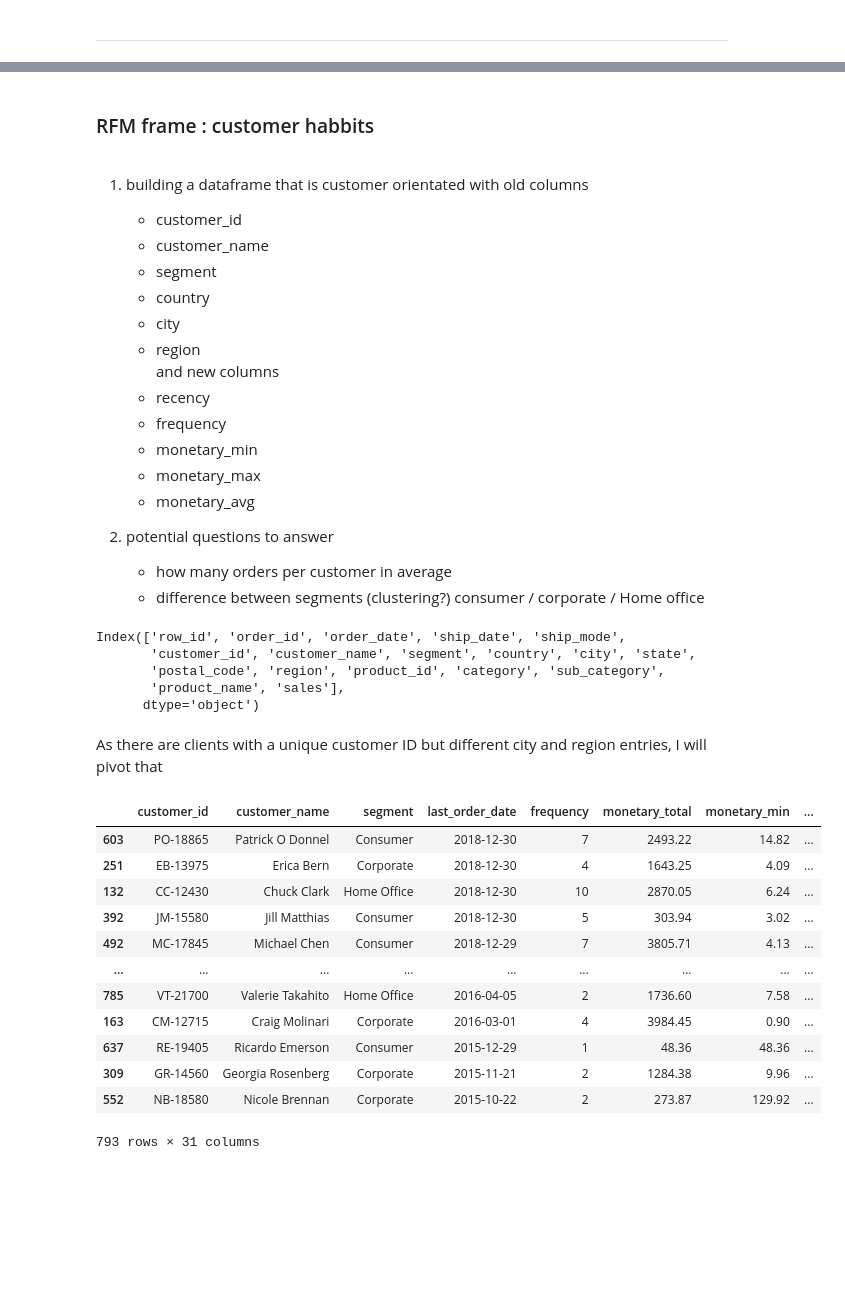
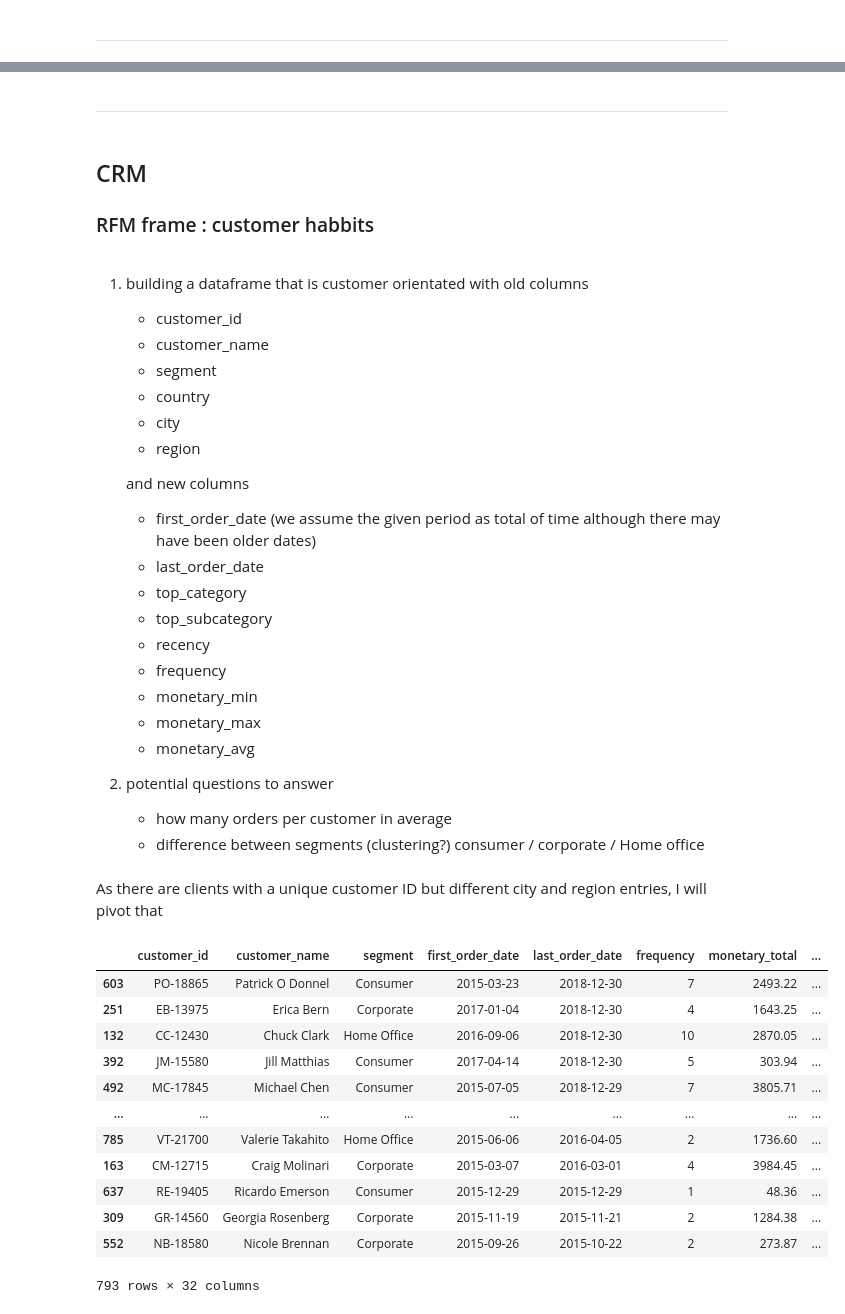
Before and after one commit to katharina-data/superstore, a Jupyter notebook: crm_analyes.ipynb, the cells around one changed output, grey strips where cells are left out. Saved outputs shown, nothing was run; the diff lists cells and outputs as text; code cells hidden in the pictures; blank space fills up the shorter version.

```diff
--- a/crm_analyes.ipynb
+++ b/crm_analyes.ipynb
@@ -134,12 +142,13 @@ Sales - decimal
 ## setting datatypes
 
 # dates
-df_superstore['Order_Date'] = pd.to_datetime(df_superstore['Order_Date'], format='%d/%m/%Y')
-df_superstore['Ship_Date'] = pd.to_datetime(df_superstore['Ship_Date'], format='%d/%m/%Y')
+df_superstore['order_date'] = pd.to_datetime(df_superstore['order_date'], format='%d/%m/%Y')
+df_superstore['ship_date'] = pd.to_datetime(df_superstore['ship_date'], format='%d/%m/%Y')
 
 # postcode as integer
-df_superstore['Postal_Code'] = df_superstore['Postal_Code'].astype('int')
+df_superstore['postal_code'] = df_superstore['postal_code'].astype('int')
 
 # sales with 2 decimals
-df_superstore['Sales'] = df_superstore['Sales'].apply(lambda x: Decimal(x).quantize(Decimal('0.01')))
+df_superstore['sales'] = df_superstore['sales'].astype(float)
+df_superstore['sales'] = df_superstore['sales'].round(2)
 # %%
@@ -346,4 +518,7 @@ I stop here because I'm not happy with the potential prices. But as I want to fo
+# %% [markdown]
+------------
 # %% [markdown]
+## CRM
 ### RFM frame : customer habbits
 # %% [markdown]
 1. building a dataframe that is customer orientated with old columns
@@ -353,7 +528,12 @@ I stop here because I'm not happy with the potential prices. But as I want to fo
     - country
     - city
     - region
+
     and new columns
+    - first_order_date (we assume the given period as total of time although there may have been older dates)
+    - last_order_date
+    - top_category
+    - top_subcategory
     - recency
     - frequency
     - monetary_min
@@ -371,11 +547,3 @@ df_superstore.columns = df_superstore.columns.str.lower()
-# %%
-df_superstore.columns
-# %% [output]
-Index(['row_id', 'order_id', 'order_date', 'ship_date', 'ship_mode',
-       'customer_id', 'customer_name', 'segment', 'country', 'city', 'state',
-       'postal_code', 'region', 'product_id', 'category', 'sub_category',
-       'product_name', 'sales'],
-      dtype='object')
 # %% [markdown]
 As there are clients with a unique customer ID but different city and region entries, I will pivot that
 # %%
@@ -387,6 +555,7 @@ reference_date = df_superstore['ship_date'].max()
 # integrate given columns and aggregate first new columns
 df_customer = (
     df_superstore.groupby(['customer_id', 'customer_name', 'segment']).agg(
+        first_order_date=('order_date', 'min'),
         last_order_date=('order_date', 'max'),
         frequency=('order_id', 'nunique'),
         monetary_total = ('sales', 'sum'),
@@ -423,43 +592,43 @@ city_pivot = (
     df_superstore[['customer_id', 'city']]
     .drop_duplicates()
     .groupby('customer_id')['city']
     .apply(lambda x: pd.Series(sorted(x.unique())).reset_index(drop=True))
     .unstack()
     .add_prefix('city_')
     .reset_index()
 )
 region_pivot = (
     df_superstore[['customer_id', 'region']]
     .drop_duplicates()
     .groupby('customer_id')['region']
      .apply(lambda x: pd.Series(sorted(x.unique())).reset_index(drop=True))
     .unstack()
     .add_prefix('region_')
     .reset_index()
 )
 
 # merge the new columns
 df_customer = (
     df_customer
     .merge(top_category, on='customer_id', how='left')
     .merge(top_subcategory, on='customer_id', how='left')
     .merge(city_pivot, on='customer_id', how='left')
     .merge(region_pivot, on='customer_id', how='left')
 )
 
 # print sorted by recency
 df_customer.sort_values('recency')
 # %% [output]
-|  | customer_id | customer_name | segment | last_order_date | frequency | monetary_total | monetary_min | ... |
-| 603 | PO-18865 | Patrick O Donnel | Consumer | 2018-12-30 | 7 | 2493.22 | 14.82 | ... |
-| 251 | EB-13975 | Erica Bern | Corporate | 2018-12-30 | 4 | 1643.25 | 4.09 | ... |
-| 132 | CC-12430 | Chuck Clark | Home Office | 2018-12-30 | 10 | 2870.05 | 6.24 | ... |
-| 392 | JM-15580 | Jill Matthias | Consumer | 2018-12-30 | 5 | 303.94 | 3.02 | ... |
-| 492 | MC-17845 | Michael Chen | Consumer | 2018-12-29 | 7 | 3805.71 | 4.13 | ... |
+|  | customer_id | customer_name | segment | first_order_date | last_order_date | frequency | monetary_total | ... |
+| 603 | PO-18865 | Patrick O Donnel | Consumer | 2015-03-23 | 2018-12-30 | 7 | 2493.22 | ... |
+| 251 | EB-13975 | Erica Bern | Corporate | 2017-01-04 | 2018-12-30 | 4 | 1643.25 | ... |
+| 132 | CC-12430 | Chuck Clark | Home Office | 2016-09-06 | 2018-12-30 | 10 | 2870.05 | ... |
+| 392 | JM-15580 | Jill Matthias | Consumer | 2017-04-14 | 2018-12-30 | 5 | 303.94 | ... |
+| 492 | MC-17845 | Michael Chen | Consumer | 2015-07-05 | 2018-12-29 | 7 | 3805.71 | ... |
 | ... | ... | ... | ... | ... | ... | ... | ... | ... |
-| 785 | VT-21700 | Valerie Takahito | Home Office | 2016-04-05 | 2 | 1736.60 | 7.58 | ... |
-| 163 | CM-12715 | Craig Molinari | Corporate | 2016-03-01 | 4 | 3984.45 | 0.90 | ... |
-| 637 | RE-19405 | Ricardo Emerson | Consumer | 2015-12-29 | 1 | 48.36 | 48.36 | ... |
-| 309 | GR-14560 | Georgia Rosenberg | Corporate | 2015-11-21 | 2 | 1284.38 | 9.96 | ... |
-| 552 | NB-18580 | Nicole Brennan | Corporate | 2015-10-22 | 2 | 273.87 | 129.92 | ... |
+| 785 | VT-21700 | Valerie Takahito | Home Office | 2015-06-06 | 2016-04-05 | 2 | 1736.60 | ... |
+| 163 | CM-12715 | Craig Molinari | Corporate | 2015-03-07 | 2016-03-01 | 4 | 3984.45 | ... |
+| 637 | RE-19405 | Ricardo Emerson | Consumer | 2015-12-29 | 2015-12-29 | 1 | 48.36 | ... |
+| 309 | GR-14560 | Georgia Rosenberg | Corporate | 2015-11-19 | 2015-11-21 | 2 | 1284.38 | ... |
+| 552 | NB-18580 | Nicole Brennan | Corporate | 2015-09-26 | 2015-10-22 | 2 | 273.87 | ... |
-793 rows × 31 columns
+793 rows × 32 columns
```
Also changed, not shown: parts of 25 cells of this notebook.
